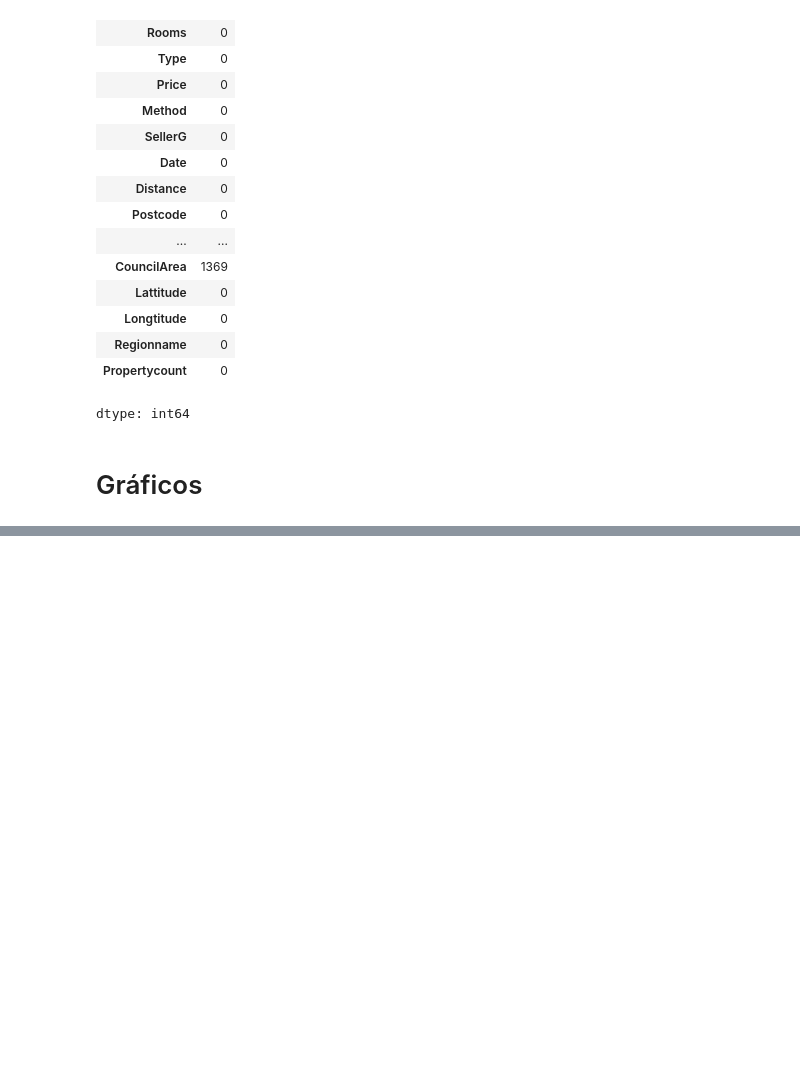
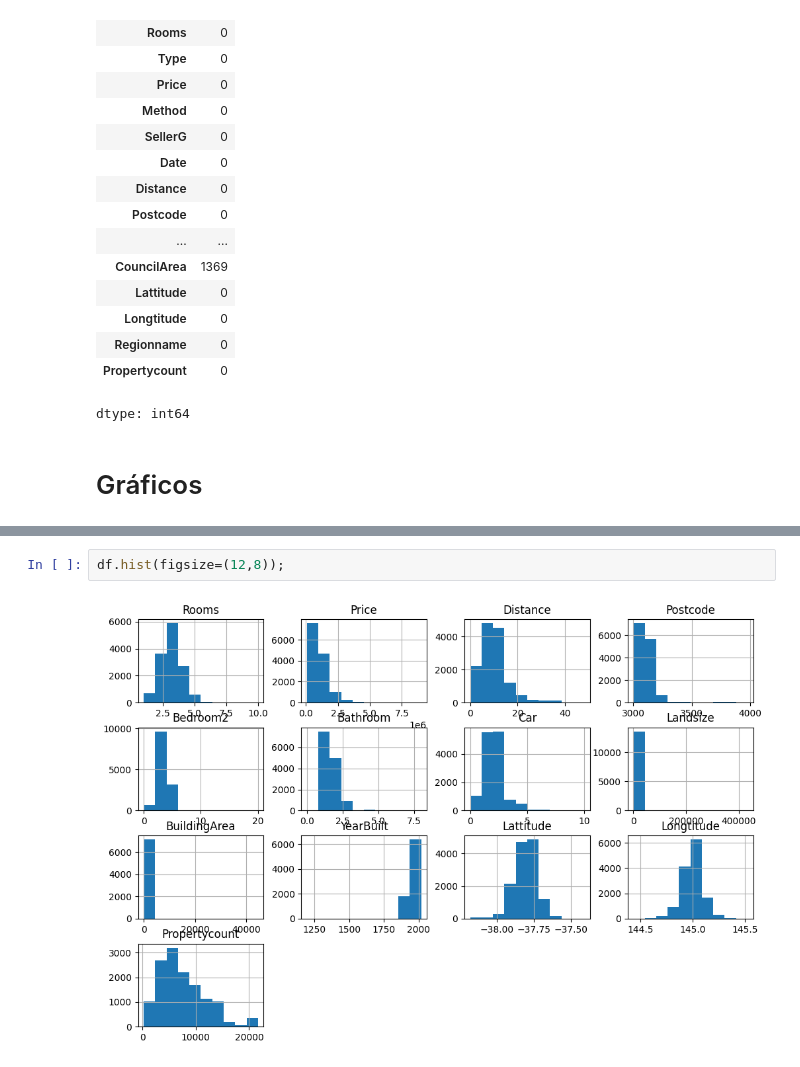
Before and after one commit to GaBevilacqua/CD, a Jupyter notebook: Melbourne.ipynb, the cells around one changed output, grey strips where cells are left out. Saved outputs shown, nothing was run; the diff lists cells and outputs as text; blank space fills up the shorter version.

```diff
--- a/Melbourne.ipynb
+++ b/Melbourne.ipynb
@@ -105,0 +104,4 @@ ValueError: could not convert string to float: 'h'
+# %%
+df.hist(figsize=(12,8));
+# %% [output]
+[figure, added]
```
Also changed, not shown: parts of 4 cells of this notebook.
